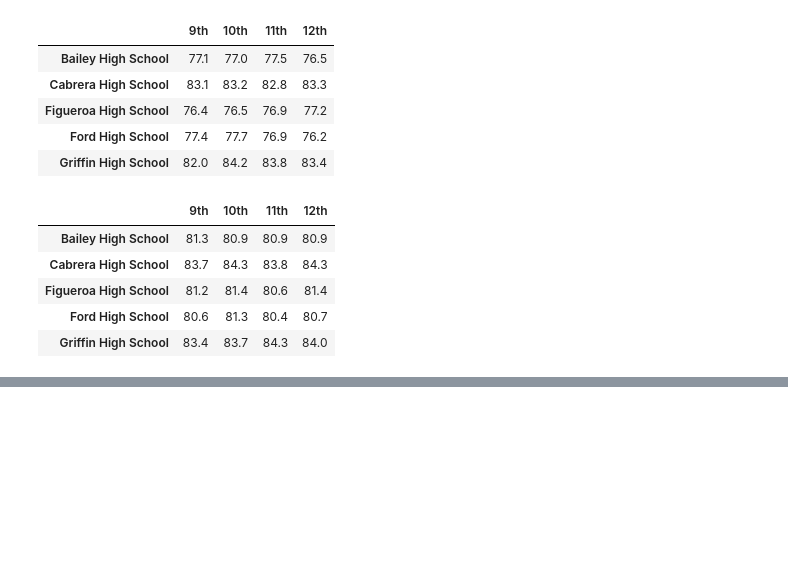
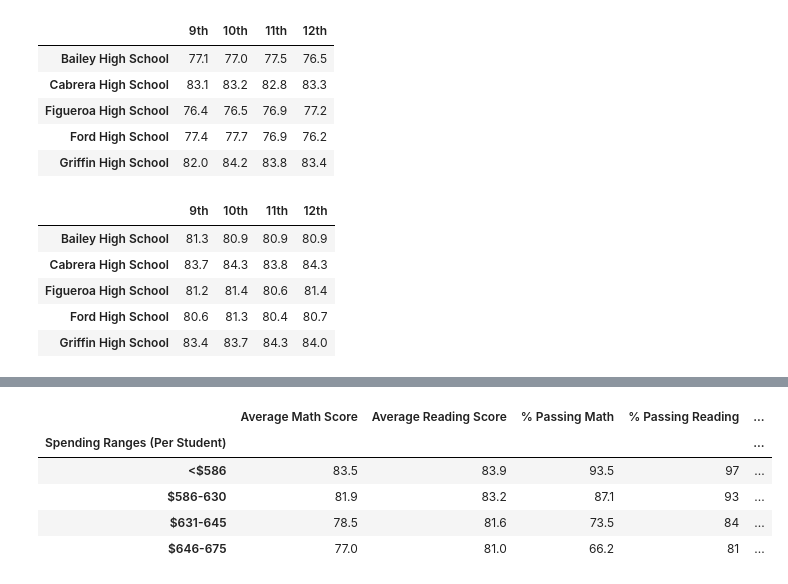
Before and after one commit to MCRobish/School_District_Analysis, a Jupyter notebook: 4.7.1_PyCitySchools_cleandata.ipynb, the cells around one changed output, grey strips where cells are left out. Cells and saved outputs as stored; diff of their text form; code cells hidden in the pictures; blank space fills up the shorter version.

```diff
--- a/4.7.1_PyCitySchools_cleandata.ipynb
+++ b/4.7.1_PyCitySchools_cleandata.ipynb
@@ -709,0 +781,19 @@ reading_scores_by_grade.head()
+# %%
+spending_summary_df["Average Math Score"] = spending_summary_df["Average Math Score"].map("{:.1f}".format)
+
+spending_summary_df["Average Reading Score"] = spending_summary_df["Average Reading Score"].map("{:.1f}".format)
+
+spending_summary_df["% Passing Math"] = spending_summary_df["% Passing Math"].map("{:.1f}".format)
+
+spending_summary_df["% Passing Reading"] = spending_summary_df["% Passing Reading"].map("{:.0f}".format)
+
+spending_summary_df["% Passing Overall"] = spending_summary_df["% Passing Overall"].map("{:.0f}".format)
+
+spending_summary_df
+# %% [output]
+|  | Average Math Score | Average Reading Score | % Passing Math | % Passing Reading | ... |
+| Spending Ranges (Per Student) |  |  |  |  | ... |
+| <$586 | 83.5 | 83.9 | 93.5 | 97 | ... |
+| $586-630 | 81.9 | 83.2 | 87.1 | 93 | ... |
+| $631-645 | 78.5 | 81.6 | 73.5 | 84 | ... |
+| $646-675 | 77.0 | 81.0 | 66.2 | 81 | ... |
```
Also changed, not shown: parts of 4 cells of this notebook.
